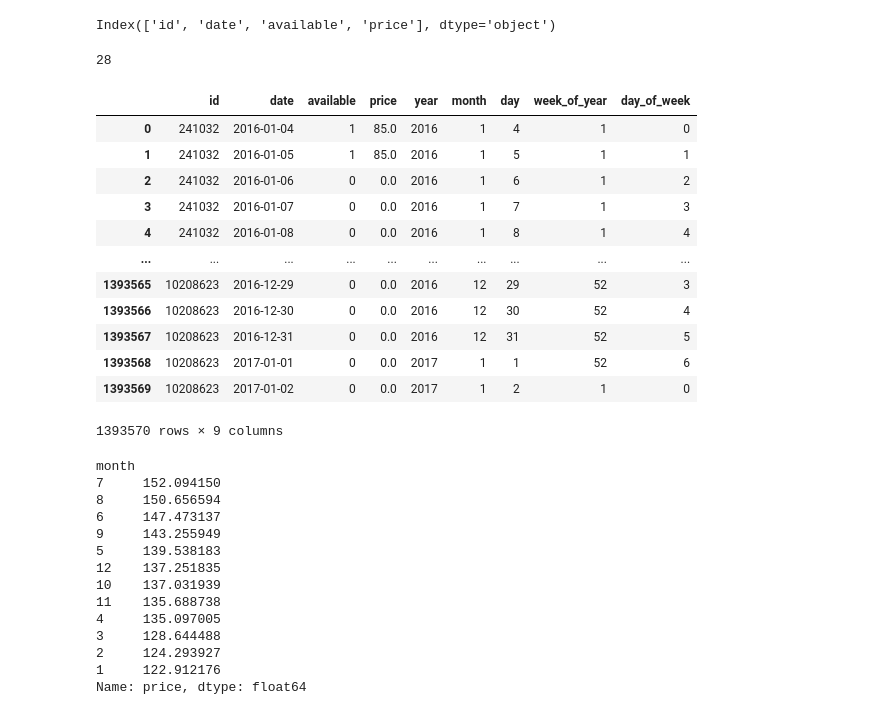
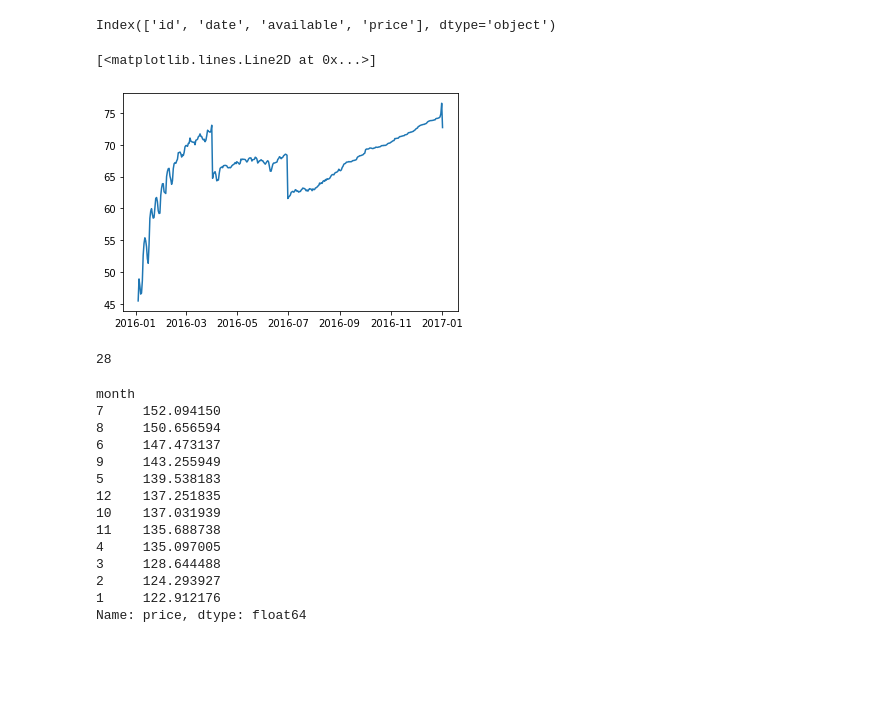
Before and after one commit to gderivas/DS_Nanodegree, a Jupyter notebook: project.ipynb, the cells around one changed output. Saved outputs shown, nothing was run; the diff lists cells and outputs as text; code cells hidden in the pictures; blank space fills up the shorter version.

```diff
--- a/project.ipynb
+++ b/project.ipynb
@@ -501,6 +514,15 @@ calendar_df.rename(columns = {'listing_id':'id'},inplace=True)
 calendar_df.columns
 # %% [output]
 Index(['id', 'date', 'available', 'price'], dtype='object')
+# %%
+availability = calendar_df.groupby(['date']).available.value_counts(normalize=True)[:,1].reset_index()
+
+availability['available'] = availability['available'].apply(lambda x: x*100)
+# %%
+plt.plot(availability['date'],availability['available'])
+# %% [output]
+[<matplotlib.lines.Line2D at 0x...>]
+[figure, added]
 # %%
 df = calendar_df.merge(df_l[['id','zipcode']], on = 'id')
 # %%
@@ -513,22 +535,6 @@ calendar_df['month']= calendar_df['date'].dt.month
 calendar_df['day']= calendar_df['date'].dt.day
 calendar_df['week_of_year'] = calendar_df['date'].dt.week
 calendar_df['day_of_week'] = calendar_df['date'].dt.dayofweek
-# %%
-calendar_df
-# %% [output]
-|  | id | date | available | price | year | month | day | week_of_year | day_of_week |
-| 0 | 241032 | 2016-01-04 | 1 | 85.0 | 2016 | 1 | 4 | 1 | 0 |
-| 1 | 241032 | 2016-01-05 | 1 | 85.0 | 2016 | 1 | 5 | 1 | 1 |
-| 2 | 241032 | 2016-01-06 | 0 | 0.0 | 2016 | 1 | 6 | 1 | 2 |
-| 3 | 241032 | 2016-01-07 | 0 | 0.0 | 2016 | 1 | 7 | 1 | 3 |
-| 4 | 241032 | 2016-01-08 | 0 | 0.0 | 2016 | 1 | 8 | 1 | 4 |
-| ... | ... | ... | ... | ... | ... | ... | ... | ... | ... |
-| 1393565 | 10208623 | 2016-12-29 | 0 | 0.0 | 2016 | 12 | 29 | 52 | 3 |
-| 1393566 | 10208623 | 2016-12-30 | 0 | 0.0 | 2016 | 12 | 30 | 52 | 4 |
-| 1393567 | 10208623 | 2016-12-31 | 0 | 0.0 | 2016 | 12 | 31 | 52 | 5 |
-| 1393568 | 10208623 | 2017-01-01 | 0 | 0.0 | 2017 | 1 | 1 | 52 | 6 |
-| 1393569 | 10208623 | 2017-01-02 | 0 | 0.0 | 2017 | 1 | 2 | 1 | 0 |
-1393570 rows × 9 columns
 # %%
 calendar_df[calendar_df.available==1].groupby(['month']).price.mean().sort_values(ascending=False)
 # %% [output]
```
Also changed, not shown: parts of 24 cells of this notebook.
